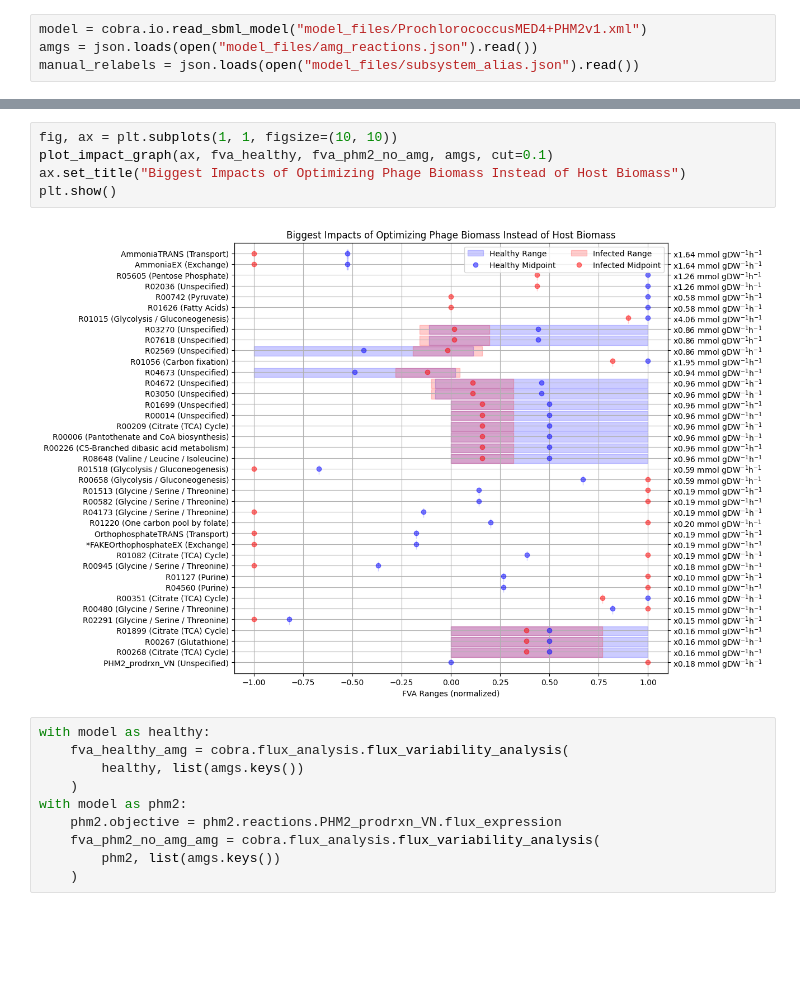
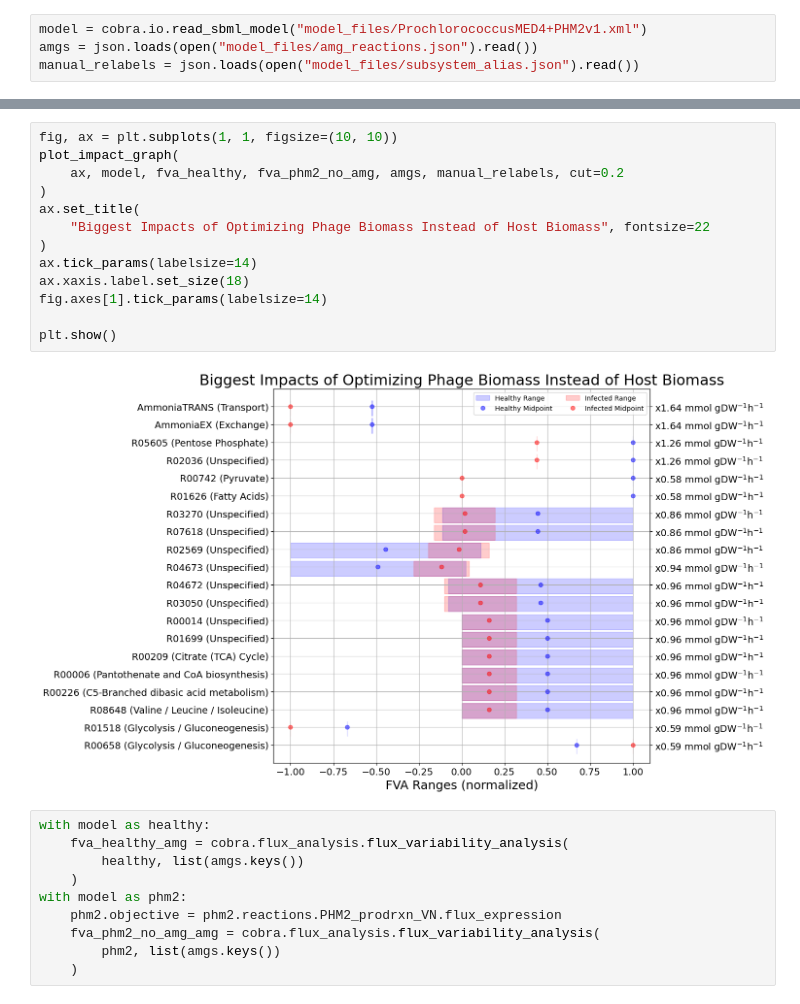
Before and after one commit to NWBRaVE/p-hm2-amgs-in-med4, a Jupyter notebook: phage_biomass_impact.ipynb, the cells around one changed output, grey strips where cells are left out. Cells and saved outputs as stored; diff of their text form; blank space fills up the shorter version.

Commit message:
split emphasis and mass flux, increased font sizes in figures, reduced plot business

```diff
--- a/phage_biomass_impact.ipynb
+++ b/phage_biomass_impact.ipynb
@@ -161,11 +35,19 @@ BIOMASS      0.0 -3.601452e-13
 PHM2_prodrxn_VN  0.183896  0.183896
 # %%
 fig, ax = plt.subplots(1, 1, figsize=(10, 10))
-plot_impact_graph(ax, fva_healthy, fva_phm2_no_amg, amgs, cut=0.1)
-ax.set_title("Biggest Impacts of Optimizing Phage Biomass Instead of Host Biomass")
+plot_impact_graph(
+    ax, model, fva_healthy, fva_phm2_no_amg, amgs, manual_relabels, cut=0.2
+)
+ax.set_title(
+    "Biggest Impacts of Optimizing Phage Biomass Instead of Host Biomass", fontsize=22
+)
+ax.tick_params(labelsize=14)
+ax.xaxis.label.set_size(18)
+fig.axes[1].tick_params(labelsize=14)
+
 plt.show()
 # %% [output]
-[figure, old version]
+[figure, new version]
 # %%
 with model as healthy:
     fva_healthy_amg = cobra.flux_analysis.flux_variability_analysis(
```
Also changed, not shown: parts of 8 cells of this notebook, 12 other files.
